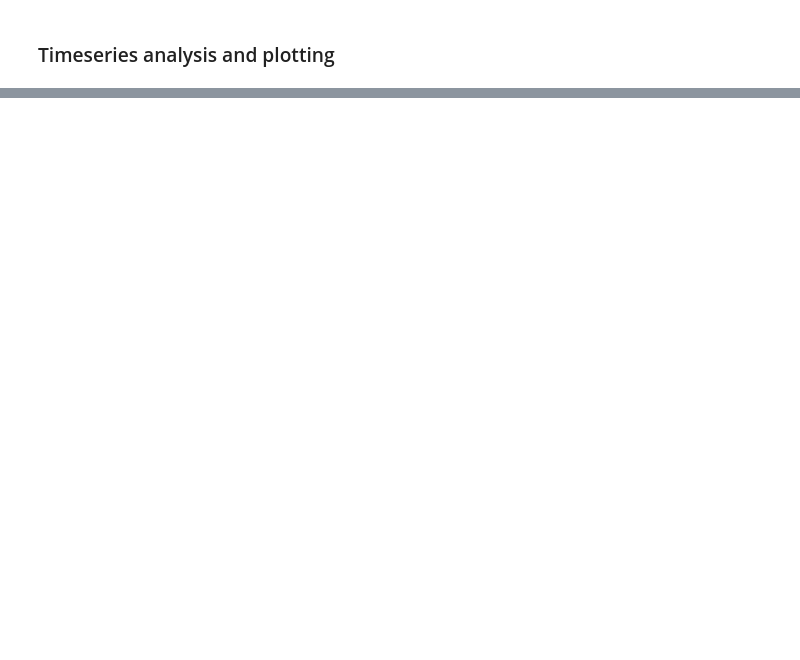
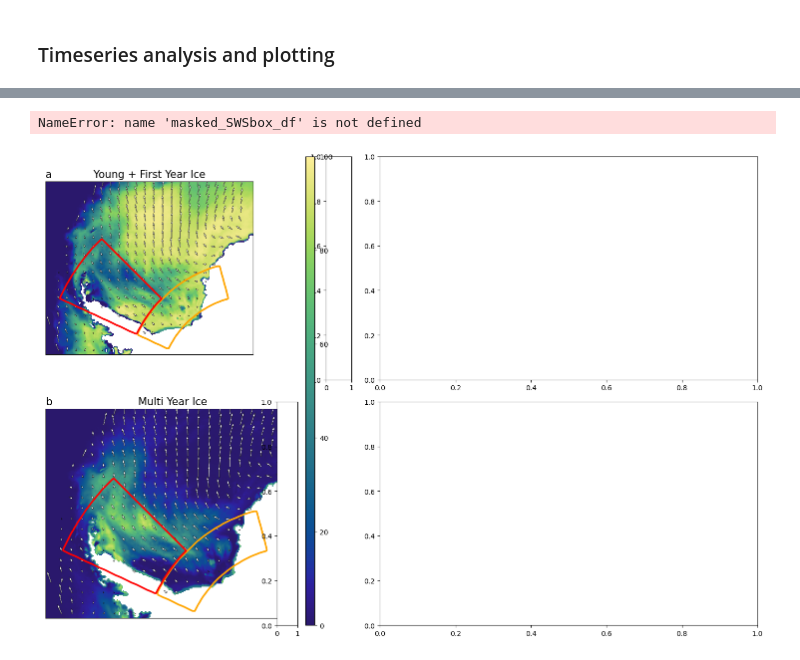
Before and after one commit to ICESAT-2HackWeek/floes, a Jupyter notebook: contributors/smtc/icemotion_icetype_figure.ipynb, the cells around one changed output, grey strips where cells are left out. Cells and saved outputs as stored; diff of their text form; code cells hidden in the pictures; blank space fills up the shorter version.

```diff
--- a/contributors/smtc/icemotion_icetype_figure.ipynb
+++ b/contributors/smtc/icemotion_icetype_figure.ipynb
@@ -158,0 +244,57 @@ plt.savefig('/g/data/jk72/sc0554/icetypetimeseries.png', dpi=300, bbox_inches='t
+# %%
+fig, ax = plt.subplots(ncols=3, nrows=2, gridspec_kw={'width_ratios': [1, 0.1, 1.5]}, figsize=(15,10))
+cmap = cmocean.cm.haline
+box_colours = ['orange','r']
+plt.tight_layout()
+fig.tight_layout()
+
+ax[0,0].yaxis.set_visible(False)
+ax[0,0].xaxis.set_visible(False)
+ax[1,0].yaxis.set_visible(False)
+ax[1,0].xaxis.set_visible(False)
+
+a = YI_FYI.plot(cmap=cmap, ax=ax[0, 0], add_colorbar=False, vmin=0, vmax=100)
+boxes_vec.boundary.plot(color=box_colours, ax=ax[0,0], linewidth=2.5)
+quiver = ax[0,0].quiver(crop['x'], crop['y'],crop['u-'], crop['v-'], color='white', edgecolors='black', linewidth=0.4)
+ax[0,0].set_title('a', fontsize=15, loc='left')
+ax[0,0].set_title('Young + First Year Ice', fontsize=15, loc='center')
+
+icetype_crop['MYI'].plot(cmap=cmap, ax=ax[1, 0], add_colorbar=False, vmin=0, vmax=100)
+boxes_vec.boundary.plot(color=box_colours, ax=ax[1,0], linewidth=2.5)
+quiver = ax[1,0].quiver(crop['x'], crop['y'],crop['u-'], crop['v-'], color='white', edgecolors='black', linewidth=0.4)
+ax[1,0].set_title('b', fontsize=15, loc='left')
+ax[1,0].set_title(' Multi Year Ice', fontsize=15, loc='center')
+
+cbar = plt.colorbar(a,ax=[ax.ravel()[0],ax.ravel()[4]],aspect=50, pad=0.025)
+# cbar = plt.colorbar(a,ax=[],aspect=50, pad=0.025)
+
+# cbar = plt.colorbar(a,ax=ax.ravel().tolist(),aspect=30, pad=0.025,orientation='horizontal', )
+# cbar.set_label(label="%", size=15,weight='bold')
+# cbar.ax.tick_params(labelsize=15)
+
+masked_SWSbox_df[cols]['2018-10-01':'2022-10-01'].plot.area(ylim=(0,100), ax=ax[0,2], color=colormap, legend=False)#.legend(loc='center left')
+ATL20_masked_SWSbox_df.plot(ax=ax[0,2], secondary_y=True, color='red')
+
+ax[0,1].right_ax.set_ylabel('Freeboard (m)').set_color('red')
+# ax[0,1].set_ylabel('Concentration (%)')
+ax[0,1].set_xlabel('')
+ax[0,1].right_ax.set_ylim(0.15,0.6)
+ax[0,1].right_ax.set_ylabel('Freeboard (m)').set_color('red')
+ax[0,1].right_ax.tick_params(axis='y', colors='red')
+
+area = masked_WWSnocbox_df[cols]['2018-10-01':'2022-10-01'].plot.area(ylim=(0,100), ax=ax[1,2], color=colormap, legend=False)#.legend(loc='lower left')
+line = ATL20_masked_WWSnocbox_df.plot(ax=ax[1,2], secondary_y=True, color='red')
+
+# ax[1,1].legend()
+# ax[1,1].right_ax.set_ylabel('Freeboard (m)').set_color('red')
+# ax[1,1].right_ax.tick_params(axis='y', colors='red')
+# # ax[1,1].set_ylabel('Concentration (%)')
+# ax[1,1].set_xlabel('')
+# ax[1,1].right_ax.set_ylim(0.15,0.6)
+
+
+# # plt.savefig('/g/data/jk72/sc0554/icemotion.png', dpi=300, bbox_inches='tight')
+plt.show()
+# %% [output]
+NameError: name 'masked_SWSbox_df' is not defined
+[figure, added]
```
Also changed, not shown: parts of 11 cells of this notebook, 11 other files.
